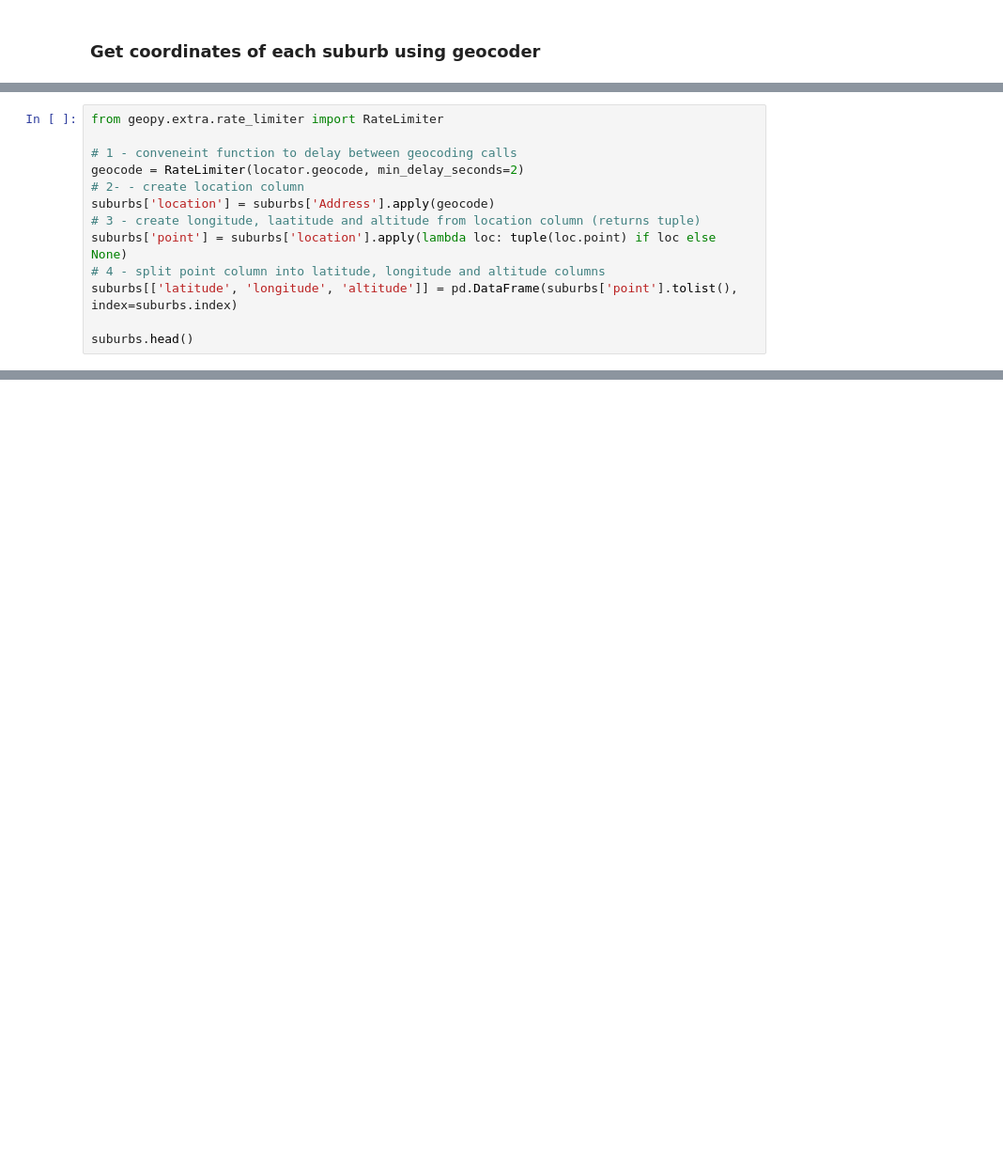
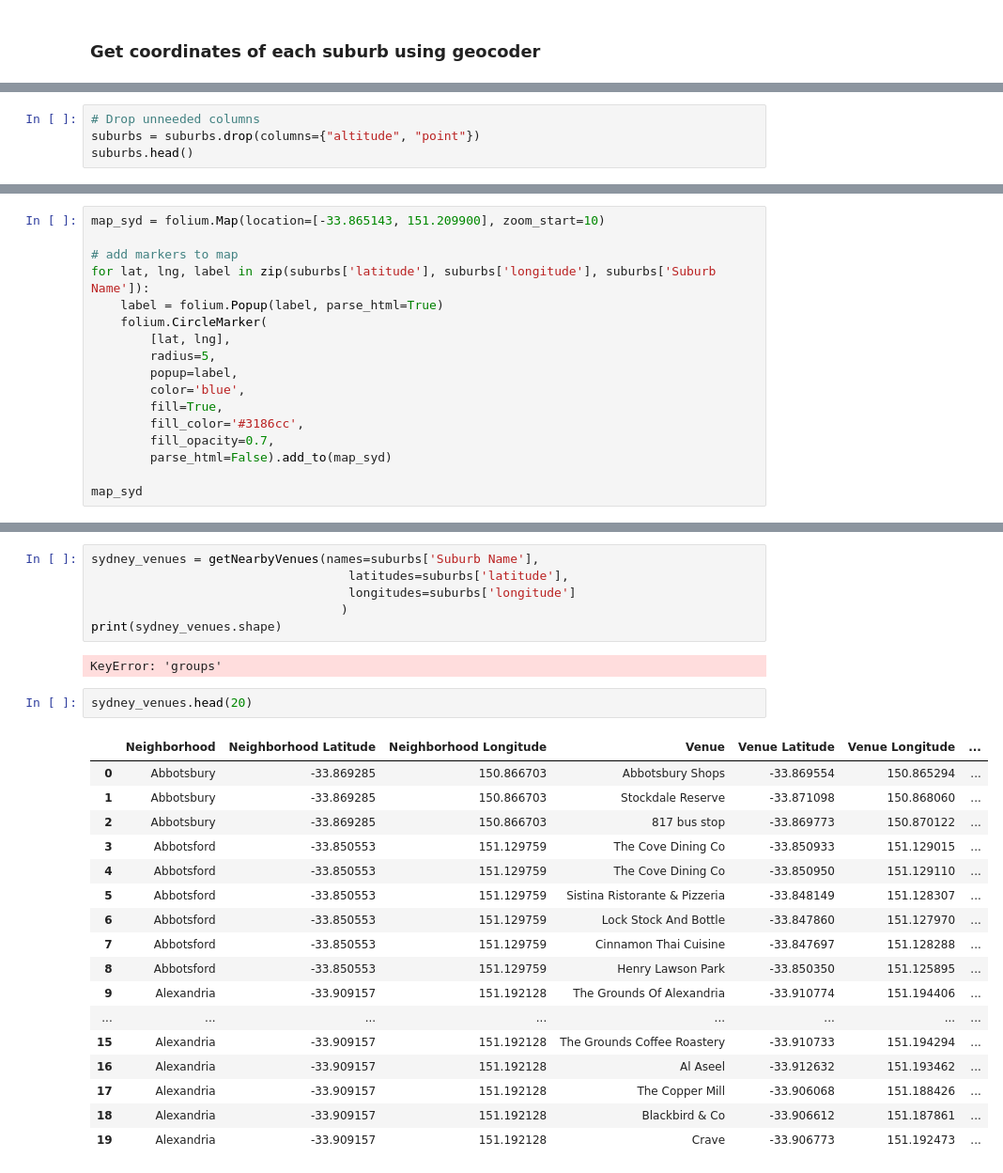
Before and after one commit to Cbro64/Coursera_Capstone, a Jupyter notebook: Coursera Capstone.ipynb, the cells around one changed output, grey strips where cells are left out. Shown at 94% size. Saved outputs shown, nothing was run; the diff lists cells and outputs as text; blank space fills up the shorter version.

```diff
--- a/Coursera Capstone.ipynb
+++ b/Coursera Capstone.ipynb
@@ -37,13 +32,0 @@ locator = geopy.Nominatim(user_agent="chickentar@hotmail.com")
-# %%
-from geopy.extra.rate_limiter import RateLimiter
-
-# 1 - conveneint function to delay between geocoding calls
-geocode = RateLimiter(locator.geocode, min_delay_seconds=2)
-# 2- - create location column
-suburbs['location'] = suburbs['Address'].apply(geocode)
-# 3 - create longitude, laatitude and altitude from location column (returns tuple)
-suburbs['point'] = suburbs['location'].apply(lambda loc: tuple(loc.point) if loc else None)
-# 4 - split point column into latitude, longitude and altitude columns
-suburbs[['latitude', 'longitude', 'altitude']] = pd.DataFrame(suburbs['point'].tolist(), index=suburbs.index)
-
-suburbs.head()
@@ -67,0 +53,4 @@ Traceback (most recent call last):
+# %%
+# Drop unneeded columns
+suburbs = suburbs.drop(columns={"altitude", "point"})
+suburbs.head()
@@ -67,0 +66,17 @@ Traceback (most recent call last):
+# %%
+map_syd = folium.Map(location=[-33.865143, 151.209900], zoom_start=10)
+
+# add markers to map
+for lat, lng, label in zip(suburbs['latitude'], suburbs['longitude'], suburbs['Suburb Name']):
+    label = folium.Popup(label, parse_html=True)
+    folium.CircleMarker(
+        [lat, lng],
+        radius=5,
+        popup=label,
+        color='blue',
+        fill=True,
+        fill_color='#3186cc',
+        fill_opacity=0.7,
+        parse_html=False).add_to(map_syd)
+
+map_syd
@@ -67,0 +128,28 @@ Traceback (most recent call last):
+# %%
+sydney_venues = getNearbyVenues(names=suburbs['Suburb Name'],
+                                   latitudes=suburbs['latitude'],
+                                   longitudes=suburbs['longitude']
+                                  )
+print(sydney_venues.shape)
+# %% [output]
+KeyError: 'groups'
+# %%
+sydney_venues.head(20)
+# %% [output]
+|  | Neighborhood | Neighborhood Latitude | Neighborhood Longitude | Venue | Venue Latitude | Venue Longitude | ... |
+| 0 | Abbotsbury | -33.869285 | 150.866703 | Abbotsbury Shops | -33.869554 | 150.865294 | ... |
+| 1 | Abbotsbury | -33.869285 | 150.866703 | Stockdale Reserve | -33.871098 | 150.868060 | ... |
+| 2 | Abbotsbury | -33.869285 | 150.866703 | 817 bus stop | -33.869773 | 150.870122 | ... |
+| 3 | Abbotsford | -33.850553 | 151.129759 | The Cove Dining Co | -33.850933 | 151.129015 | ... |
+| 4 | Abbotsford | -33.850553 | 151.129759 | The Cove Dining Co | -33.850950 | 151.129110 | ... |
+| 5 | Abbotsford | -33.850553 | 151.129759 | Sistina Ristorante & Pizzeria | -33.848149 | 151.128307 | ... |
+| 6 | Abbotsford | -33.850553 | 151.129759 | Lock Stock And Bottle | -33.847860 | 151.127970 | ... |
+| 7 | Abbotsford | -33.850553 | 151.129759 | Cinnamon Thai Cuisine | -33.847697 | 151.128288 | ... |
+| 8 | Abbotsford | -33.850553 | 151.129759 | Henry Lawson Park | -33.850350 | 151.125895 | ... |
+| 9 | Alexandria | -33.909157 | 151.192128 | The Grounds Of Alexandria | -33.910774 | 151.194406 | ... |
+| ... | ... | ... | ... | ... | ... | ... | ... |
+| 15 | Alexandria | -33.909157 | 151.192128 | The Grounds Coffee Roastery | -33.910733 | 151.194294 | ... |
+| 16 | Alexandria | -33.909157 | 151.192128 | Al Aseel | -33.912632 | 151.193462 | ... |
+| 17 | Alexandria | -33.909157 | 151.192128 | The Copper Mill | -33.906068 | 151.188426 | ... |
+| 18 | Alexandria | -33.909157 | 151.192128 | Blackbird & Co | -33.906612 | 151.187861 | ... |
+| 19 | Alexandria | -33.909157 | 151.192128 | Crave | -33.906773 | 151.192473 | ... |
```
Also changed, not shown: parts of 18 cells of this notebook.
